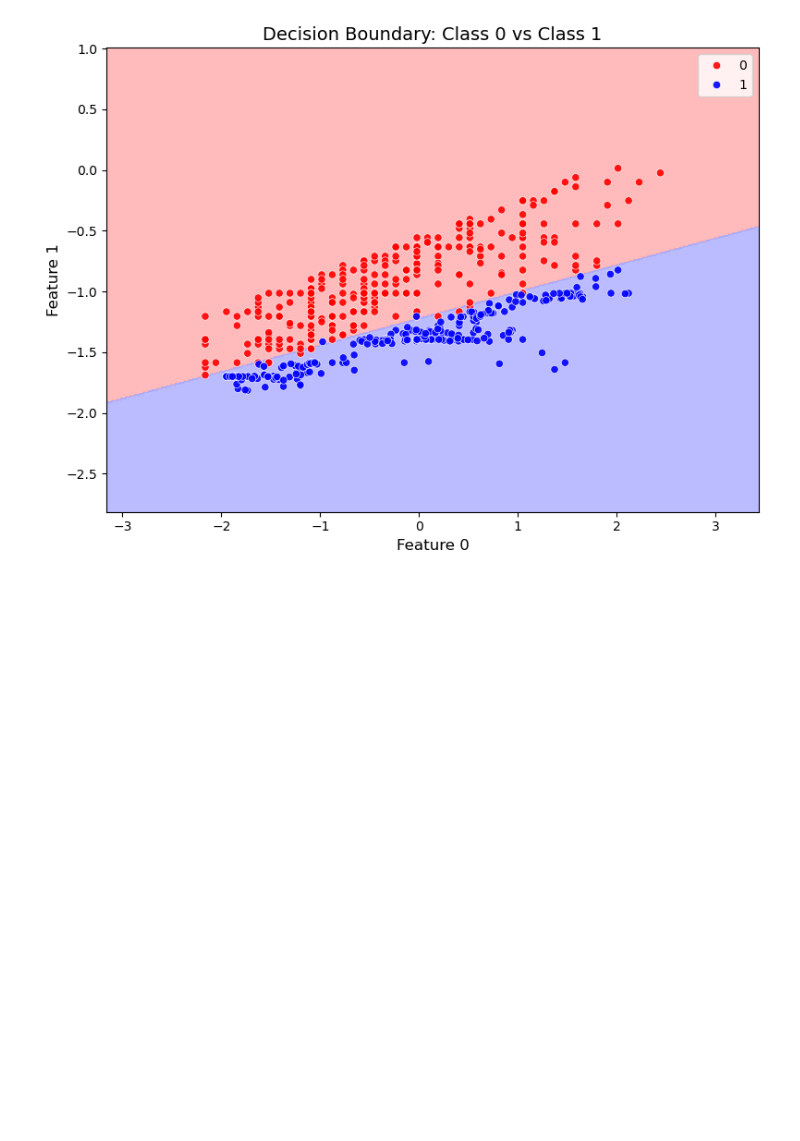
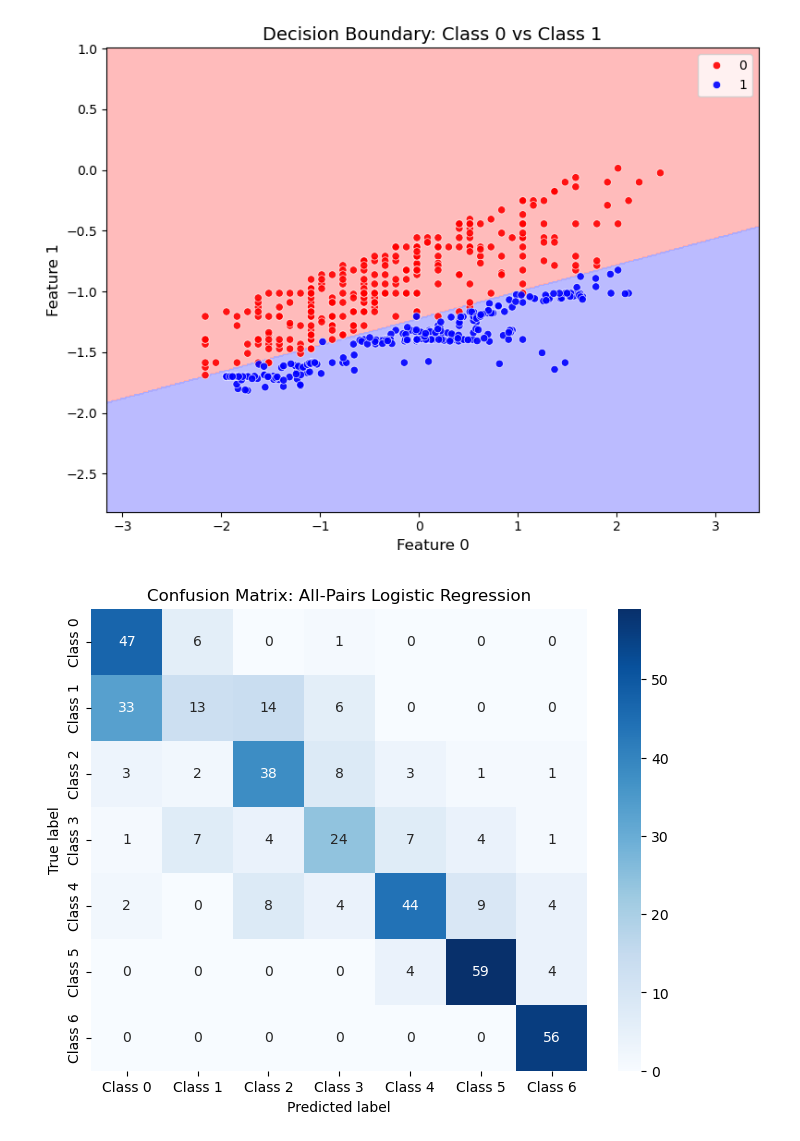
Before and after one commit to ericab322/Multiclass-Classifcation-Algorithm, a Jupyter notebook: notebooks/all_pairs_demo.ipynb, the cells around one changed output. Saved outputs shown, nothing was run; the diff lists cells and outputs as text; code cells hidden in the pictures; blank space fills up the shorter version.

```diff
--- a/notebooks/all_pairs_demo.ipynb
+++ b/notebooks/all_pairs_demo.ipynb
@@ -603,3 +603,62 @@ plt.tight_layout()
 plt.show()
 # %% [output]
 [figure]
+# %%
+import numpy as np
+import matplotlib.pyplot as plt
+import seaborn as sns
+
+# Step 1: Train the All-Pairs Model
+# Ensure your dataset is preprocessed
+n_classes = len(np.unique(y_train))
+n_features = X_train.shape[1]
+
+# Initialize the All-Pairs Logistic Regression model
+all_pairs_model = AllPairsLogisticRegression(
+    n_classes=n_classes,
+    binary_classifier_class=BinaryLogisticRegression,
+    n_features=n_features,
+    batch_size=32,
+    max_epochs=100,
+    conv_threshold=1e-4,
+    random_state=42,
+)
+
+# Train the model
+all_pairs_model.train(X_train, y_train)
+
+# Step 2: Predict on the Test Set
+y_pred = all_pairs_model.predict(X_test)
+
+# Step 3: Compute the Confusion Matrix
+def compute_confusion_matrix(y_true, y_pred, n_classes):
+    """
+    Computes the confusion matrix for multi-class classification.
+    """
+    conf_matrix = np.zeros((n_classes, n_classes), dtype=int)
+    for t, p in zip(y_true, y_pred):
+        conf_matrix[t, p] += 1
+    return conf_matrix
+
+# Generate confusion matrix
+conf_matrix = compute_confusion_matrix(y_test, y_pred, n_classes)
+
+# Step 4: Plot the Confusion Matrix
+def plot_confusion_matrix(conf_matrix, class_names, title="Confusion Matrix"):
+    """
+    Visualizes the confusion matrix using a heatmap.
+    """
+    plt.figure(figsize=(8, 6))
+    sns.heatmap(conf_matrix, annot=True, fmt="d", cmap="Blues", xticklabels=class_names, yticklabels=class_names)
+    plt.title(title)
+    plt.xlabel("Predicted label")
+    plt.ylabel("True label")
+    plt.show()
+
+# Define class names (replace with actual names if available)
+class_names = [f"Class {i}" for i in range(n_classes)]
+
+# Plot the confusion matrix
+plot_confusion_matrix(conf_matrix, class_names, title="Confusion Matrix: All-Pairs Logistic Regression")
+# %% [output]
+[figure, added]
```
Also changed, not shown: parts of 2 cells of this notebook, 2 other files.
